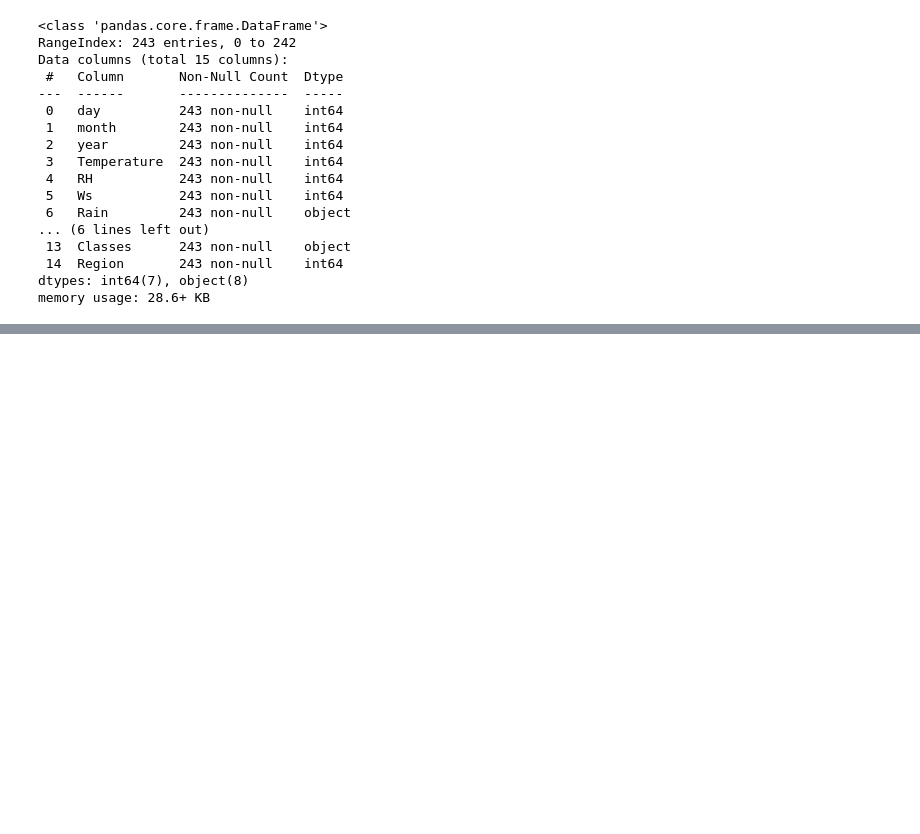
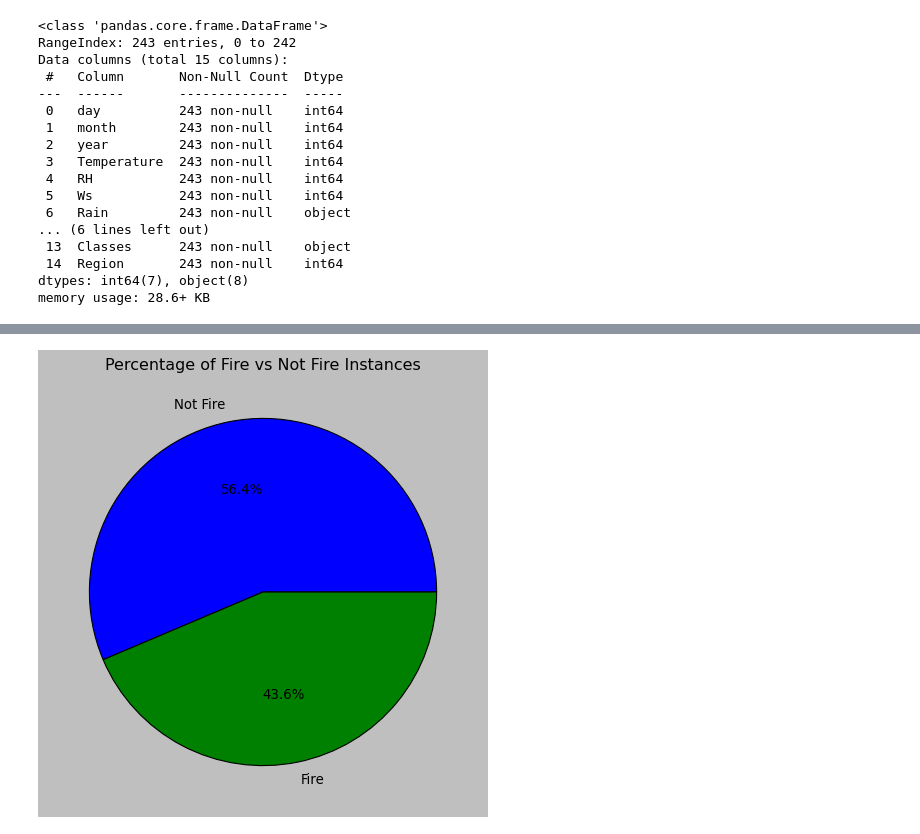
Before and after one commit to broly18814/my-codes, a Jupyter notebook: Ridge,lassoregression.ipynb, the cells around one changed output, grey strips where cells are left out. Saved outputs shown, nothing was run; the diff lists cells and outputs as text; code cells hidden in the pictures; blank space fills up the shorter version.

```diff
--- a/Ridge,lassoregression.ipynb
+++ b/Ridge,lassoregression.ipynb
@@ -204,0 +282,10 @@ memory usage: 28.6+ KB
+# %%
+## Percentage of Pie chart
+fire_counts = df1['Classes'].value_counts()
+labels = ['Not Fire', 'Fire']
+plt.figure(figsize=(7,7))
+plt.pie(fire_counts, labels=labels, autopct='%1.1f%%')
+plt.title('Percentage of Fire vs Not Fire Instances')
+plt.show()
+# %% [output]
+[figure, added]
```
Also changed, not shown: parts of 11 cells of this notebook, 2 other files.
